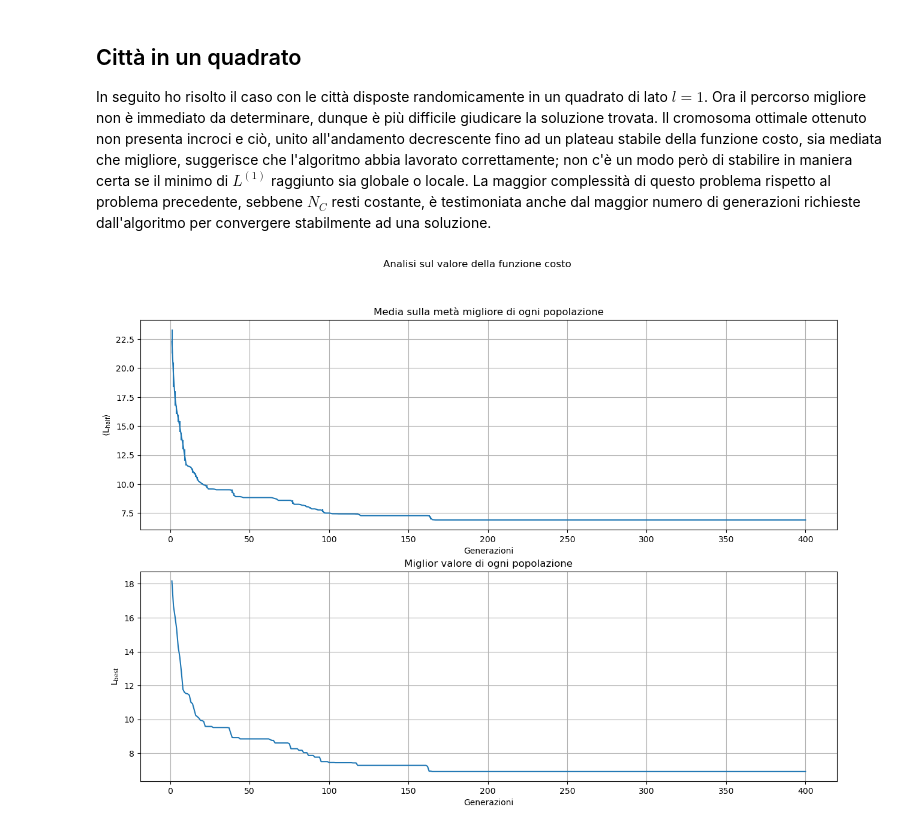
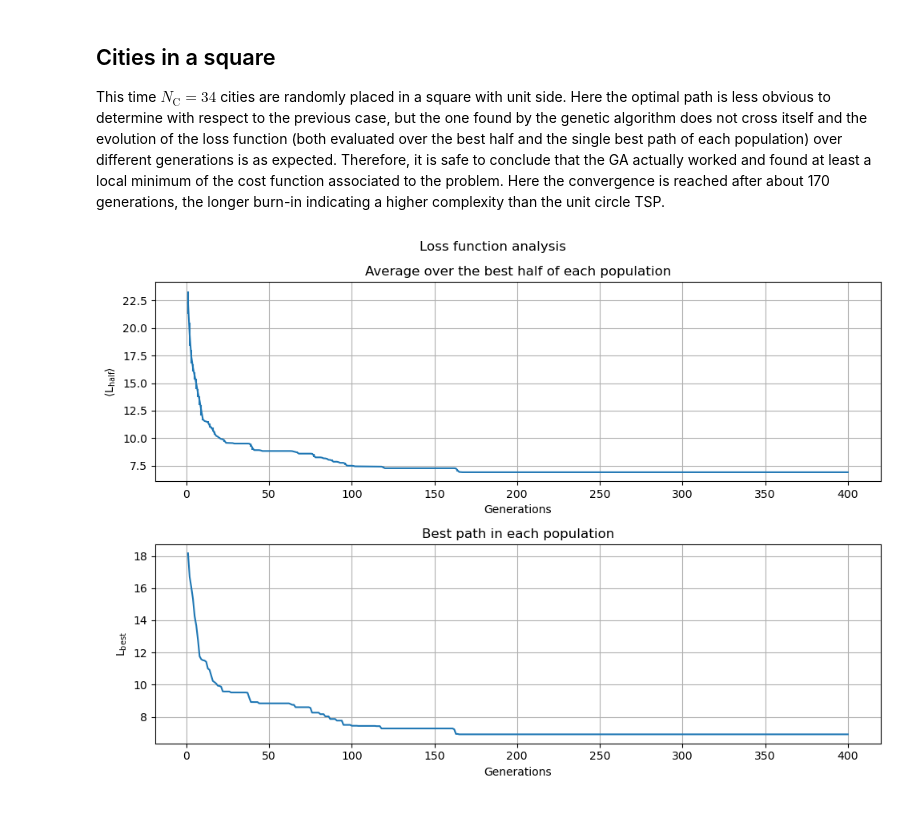
Before and after one commit to angela-bonato/CodeSampleUiOApplication, a Jupyter notebook: Results.ipynb, the cells around one changed output. Saved outputs shown, nothing was run; the diff lists cells and outputs as text; code cells hidden in the pictures.

```diff
--- a/Results.ipynb
+++ b/Results.ipynb
@@ -68,32 +83,33 @@ plt.show()
 # %% [markdown]
-## Città in un quadrato
+## Cities in a square
 
-In seguito ho risolto il caso con le città disposte randomicamente in un quadrato di lato $l=1$. Ora il percorso migliore non è immediato da determinare, dunque è più difficile giudicare la soluzione trovata. Il cromosoma ottimale ottenuto non presenta incroci e ciò, unito all'andamento decrescente fino ad un plateau stabile della funzione costo, sia mediata che migliore, suggerisce che l'algoritmo abbia lavorato correttamente; non c'è un modo però di stabilire in maniera certa se il minimo di $L^{(1)}$ raggiunto sia globale o locale. La maggior complessità di questo problema rispetto al problema precedente, sebbene $N_C$ resti costante, è testimoniata anche dal maggior numero di generazioni richieste dall'algoritmo per convergere stabilmente ad una soluzione.
+This time $N_\mathrm{C}=34$ cities are randomly placed in a square with unit side. Here the optimal path is less obvious to determine with respect to the previous case, but the one found by the genetic algorithm does not cross itself and the evolution of the loss function (both evaluated over the best half and the single best path of each population) over different generations is as expected. Therefore, it is safe to conclude that the GA actually worked and found at least a local minimum of the cost function associated to the problem. Here the convergence is reached after about 170 generations, the longer burn-in indicating a higher complexity than the unit circle TSP.
 # %%
-sNstep=400  #numero di generazioni
-sx=np.arange(sNstep)+1  #vettore delle ascisse dei punti plottati
+sNstep=400  #number of generations
+sx=np.arange(sNstep)+1  #x-coordinates for the plot
 
-#costo percorso migliore a ogni generazione
+#loss function of best path after each generation
 sbestL=np.loadtxt("sbestloss.dat",  unpack="true")
-#costo medio dei primi individui a ogni generazione con dev standard
+#mean value and standard deviation for loss function of each population's best half
 smeanL, serrorsL=np.loadtxt("sbesthalfloss.dat", usecols=(0, 1),  unpack="true")
 
-sfig ,(splt1, splt2) = plt.subplots(2, 1, figsize=(15, 10))
+sfig ,(splt1, splt2) = plt.subplots(2, 1, figsize=(10, 7))
 
 splt1.errorbar(sx, smeanL, yerr=serrorsL)
-splt1.set_xlabel("Generazioni")
+splt1.set_xlabel("Generations")
 splt1.set_ylabel(r"$\left<\mathrm{L_{half}}\right>$")
-splt1.set_title("Media sulla metà migliore di ogni popolazione")
+splt1.set_title("Average over the best half of each population")
 splt1.grid(True)
 
 splt2.plot(sx, sbestL)
-splt2.set_xlabel("Generazioni")
+splt2.set_xlabel("Generations")
 splt2.set_ylabel(r"$\mathrm{L_{best}}$")
-splt2.set_title("Miglior valore di ogni popolazione")
+splt2.set_title("Best path in each population")
 splt2.grid(True)
 
-sfig.suptitle("Analisi sul valore della funzione costo")
+sfig.suptitle("Loss function analysis")
+sfig.tight_layout()
 plt.show()
 # %% [output]
-[figure, old version]
+[figure, new version]
 # %%
```
Also changed, not shown: parts of 7 cells of this notebook.
